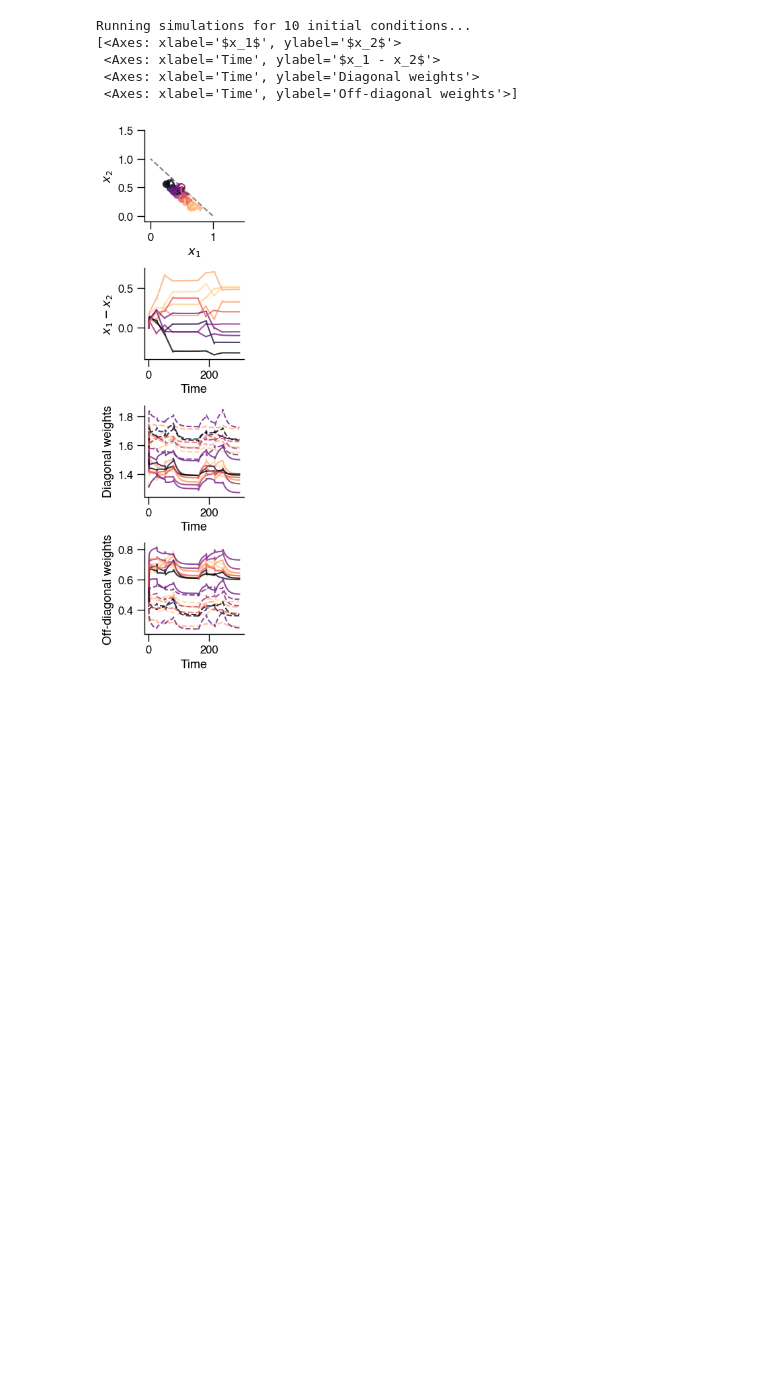
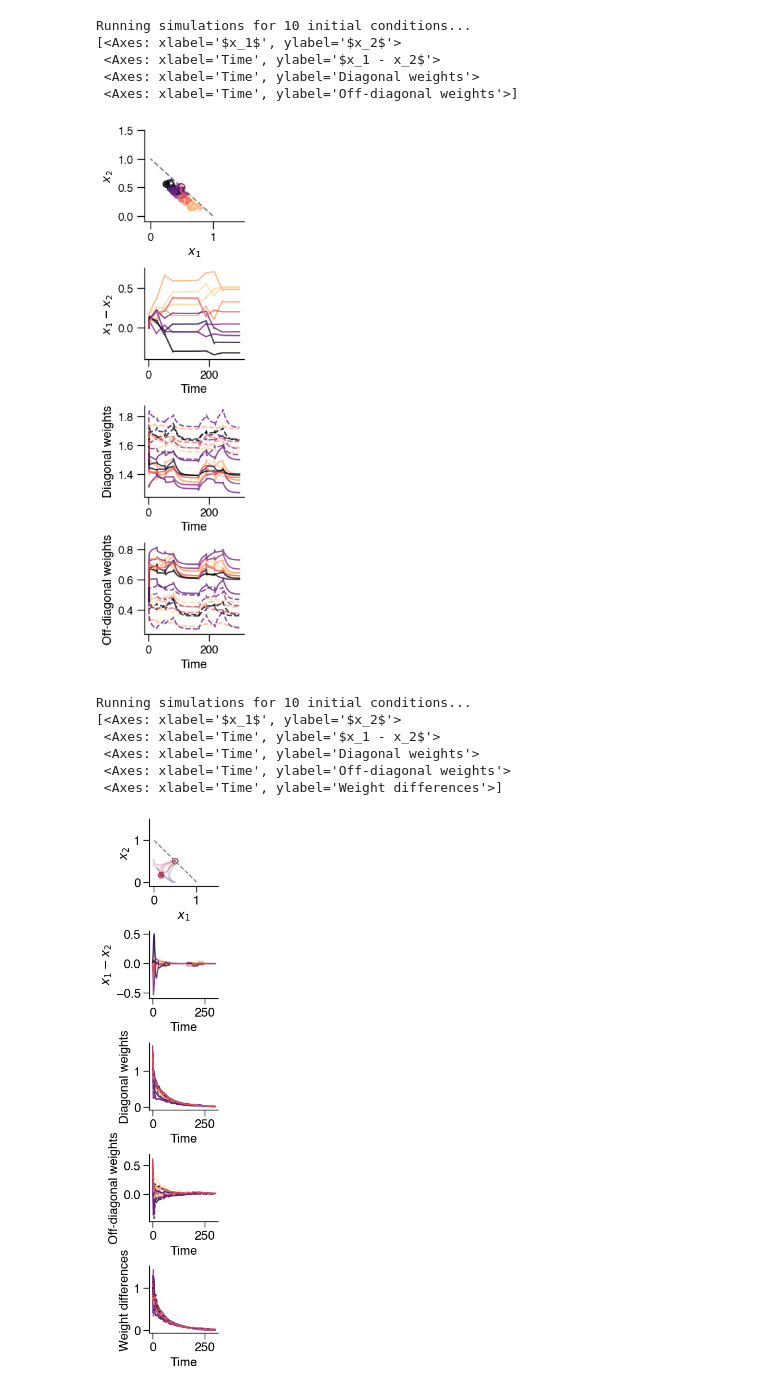
Before and after one commit to davidgbe/automated_plasticity_discovery, a Jupyter notebook: handbuilt_rules_analysis.ipynb, the cells around one changed output. Drawn from its saved outputs; the diff is of its cells as text; code cells hidden in the pictures; blank space fills up the shorter version.

```diff
--- a/handbuilt_rules_analysis.ipynb
+++ b/handbuilt_rules_analysis.ipynb
@@ -728,0 +1005,54 @@ Running simulations for 10 initial conditions...
+# %%
+np.random.seed(105)
+
+dt = 0.002
+n = 10
+
+x1s = np.ones((n)) * 0.5
+
+def make_u_funcs(n, t, dt):
+    def u_func(t_prime, inp):
+        return np.stack([
+            np.interp(t_prime, t, inp[0, :]),
+            np.interp(t_prime, t, inp[1, :]),
+        ])
+
+    funcs = []
+    all_inps = []
+
+    for i in range(n):
+        block_len = 25
+        inp = np.zeros((2, len(t)))
+        for t_p in np.linspace(0, t.max(), int((t.max() + 1)/block_len)):
+            if (t_p % 150) < 75 and t_p < 1000:
+                u_block = np.random.rand(2)
+            else:
+                u_block = np.zeros((2))
+            inp[:, int(t_p/dt):int((t_p + block_len+1)/dt)] = 0.05 * u_block[:, None]
+        all_inps.append(inp)
+        funcs.append(partial(u_func, inp=inp + 0.5))
+    return funcs, all_inps
+
+u_funcs, all_inps = make_u_funcs(n, np.arange(0, 300, dt), dt=dt)
+
+run_simulation(
+    homeo_rate=0.4,
+    u_funcs=u_funcs,
+    x1_init_values=x1s,
+    learning_rate=1,
+    alpha=40,
+    seed=13,
+    weight_perturbation=0.1,
+    t_sim=(0, 300),
+    color_by=np.array([(inp[0].sum() - inp[1].sum()) for inp in all_inps]),
+    noise_std=0,
+)
+None
+# %% [output]
+Running simulations for 10 initial conditions...
+[<Axes: xlabel='$x_1$', ylabel='$x_2$'>
+ <Axes: xlabel='Time', ylabel='$x_1 - x_2$'>
+ <Axes: xlabel='Time', ylabel='Diagonal weights'>
+ <Axes: xlabel='Time', ylabel='Off-diagonal weights'>
+ <Axes: xlabel='Time', ylabel='Weight differences'>]
+[figure, added]
```
Also changed, not shown: parts of 1 cell of this notebook, 11 other files.
